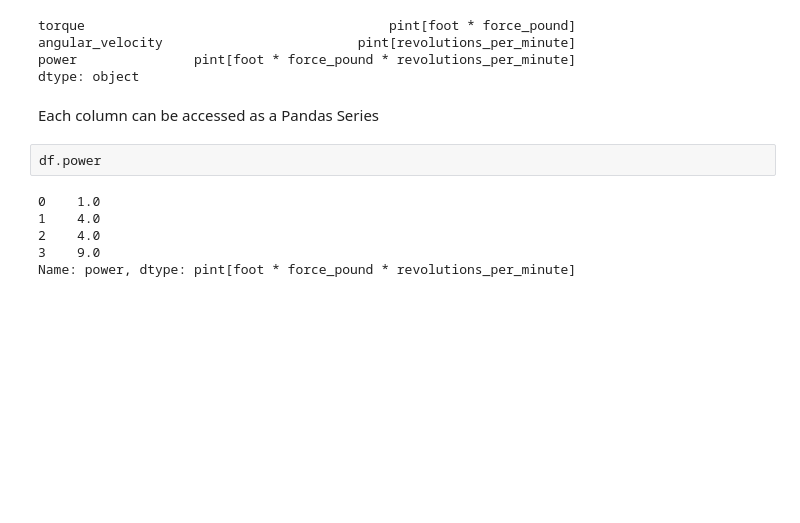
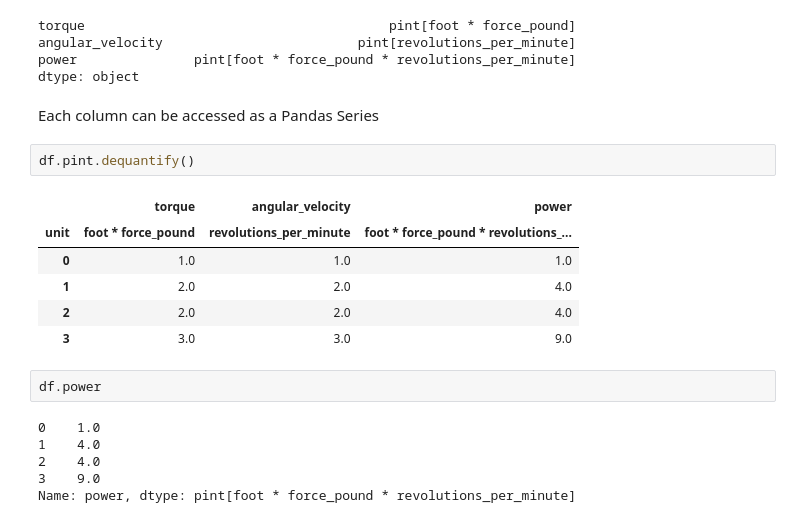
Before and after one commit to hgrecco/pint-pandas, a Jupyter notebook: notebooks/pint-pandas.ipynb, the cells around one changed output. Cells and saved outputs as stored; diff of their text form; blank space fills up the shorter version.

```diff
--- a/notebooks/pint-pandas.ipynb
+++ b/notebooks/pint-pandas.ipynb
@@ -69,6 +72,15 @@ power               pint[foot * force_pound * revolutions_per_minute]
 dtype: object
 # %% [markdown]
 Each column can be accessed as a Pandas Series
+# %%
+df.pint.dequantify()
+# %% [output]
+|  | torque | angular_velocity | power |
+| unit | foot * force_pound | revolutions_per_minute | foot * force_pound * revolutions_... |
+| 0 | 1.0 | 1.0 | 1.0 |
+| 1 | 2.0 | 2.0 | 4.0 |
+| 2 | 2.0 | 2.0 | 4.0 |
+| 3 | 3.0 | 3.0 | 9.0 |
 # %%
 df.power
 # %% [output]
```
Also changed, not shown: parts of 2 cells of this notebook, 1 other file.
